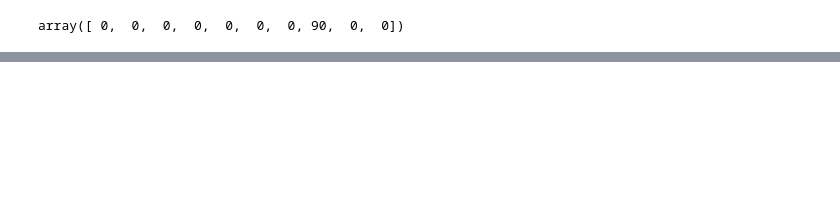
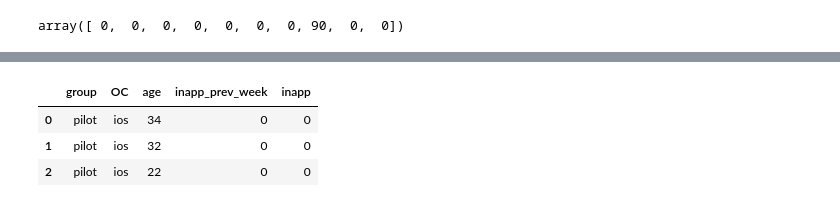
Before and after one commit to Igor-Savchenko/AB-tests, a Jupyter notebook: test_note.ipynb, the cells around one changed output, grey strips where cells are left out. Drawn from its saved outputs; the diff is of its cells as text; code cells hidden in the pictures; blank space fills up the shorter version.

```diff
--- a/test_note.ipynb
+++ b/test_note.ipynb
@@ -364,0 +456,3 @@ array([ 0,  0,  0,  0,  0,  0,  0, 90,  0,  0])
+# %%
+dfg = df.groupby(['group', 'ОС']).apply(lambda f: f.to_numpy())
+dfg
@@ -364,0 +479,7 @@ array([ 0,  0,  0,  0,  0,  0,  0, 90,  0,  0])
+# %%
+pd.DataFrame(data = dfg[('pilot', 'ios')][np.random.choice(a = dfg[('pilot', 'ios')].shape[0], size=3, replace=True)], columns= df.columns)
+# %% [output]
+|  | group | ОС | age | inapp_prev_week | inapp |
+| 0 | pilot | ios | 34 | 0 | 0 |
+| 1 | pilot | ios | 32 | 0 | 0 |
+| 2 | pilot | ios | 22 | 0 | 0 |
```
Also changed, not shown: parts of 19 cells of this notebook, 1 other file.
